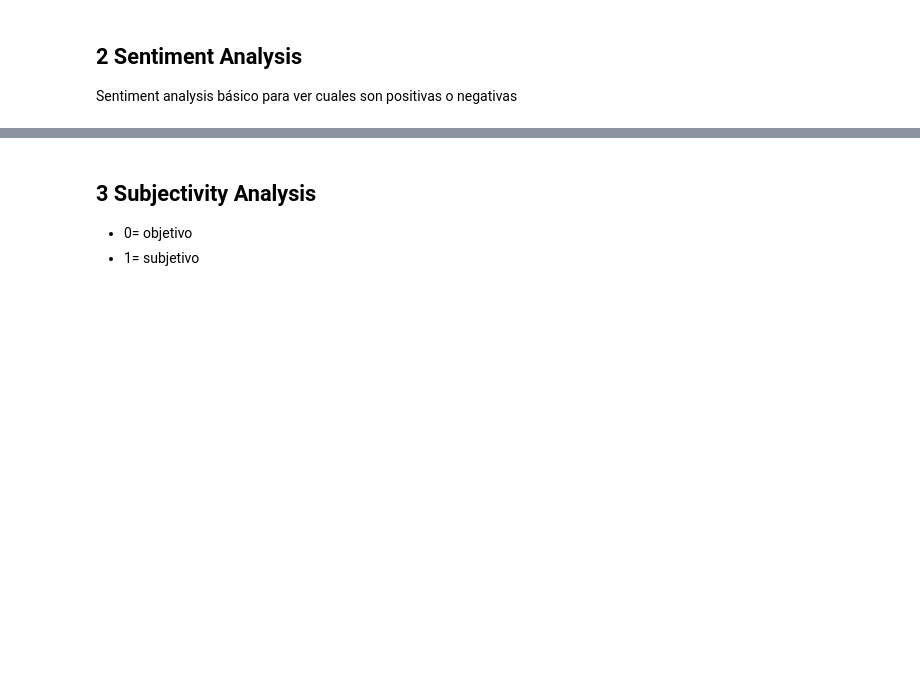
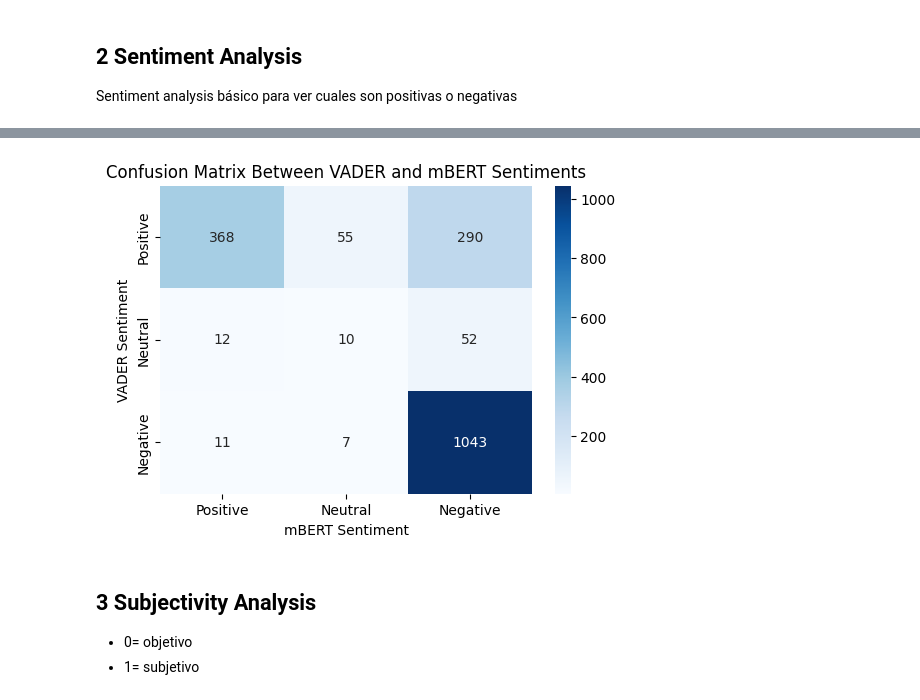
Before and after one commit to cijjas/nlp, a Jupyter notebook: src/en/analysis_en.ipynb, the cells around one changed output, grey strips where cells are left out. Cells and saved outputs as stored; diff of their text form; code cells hidden in the pictures; blank space fills up the shorter version.

```diff
--- a/src/en/analysis_en.ipynb
+++ b/src/en/analysis_en.ipynb
@@ -167,0 +283,25 @@ Name: count, dtype: int64
+# %%
+def classify_mbert_sentiment(score):
+    if score > 0:
+        return 'Positive'
+    elif score < 0:
+        return 'Negative'
+    else:
+        return 'Neutral'
+
+df['sentiment_mbert'] = df['sentiment_score_mbert'].apply(classify_mbert_sentiment)
+
+
+from sklearn.metrics import confusion_matrix, classification_report
+
+# Create the confusion matrix
+conf_matrix = confusion_matrix(df['sentiment'], df['sentiment_mbert'], labels=['Positive', 'Neutral', 'Negative'])
+
+# Display the confusion matrix
+conf_matrix_df = pd.DataFrame(conf_matrix, index=['Positive', 'Neutral', 'Negative'], columns=['Positive', 'Neutral', 'Negative'])
+print("Confusion Matrix:")
+print(conf_matrix_df)
+
+# Classification report
+print("\nClassification Report:")
+print(classification_report(df['sentiment'], df['sentiment_mbert'], labels=['Positive', 'Neutral', 'Negative']))
@@ -168,3 +325,14 @@ Name: count, dtype: int64
+# %%
+import seaborn as sns
+
+plt.figure(figsize=(6, 4))
+sns.heatmap(conf_matrix_df, annot=True, cmap='Blues', fmt='d')
+plt.title('Confusion Matrix Between VADER and mBERT Sentiments')
+plt.ylabel('VADER Sentiment')
+plt.xlabel('mBERT Sentiment')
+plt.show()
+# %% [output]
+[figure, added]
 # %% [markdown]
 ## 3 Subjectivity Analysis
 
```
Also changed, not shown: parts of 21 cells of this notebook, 3 other files.
